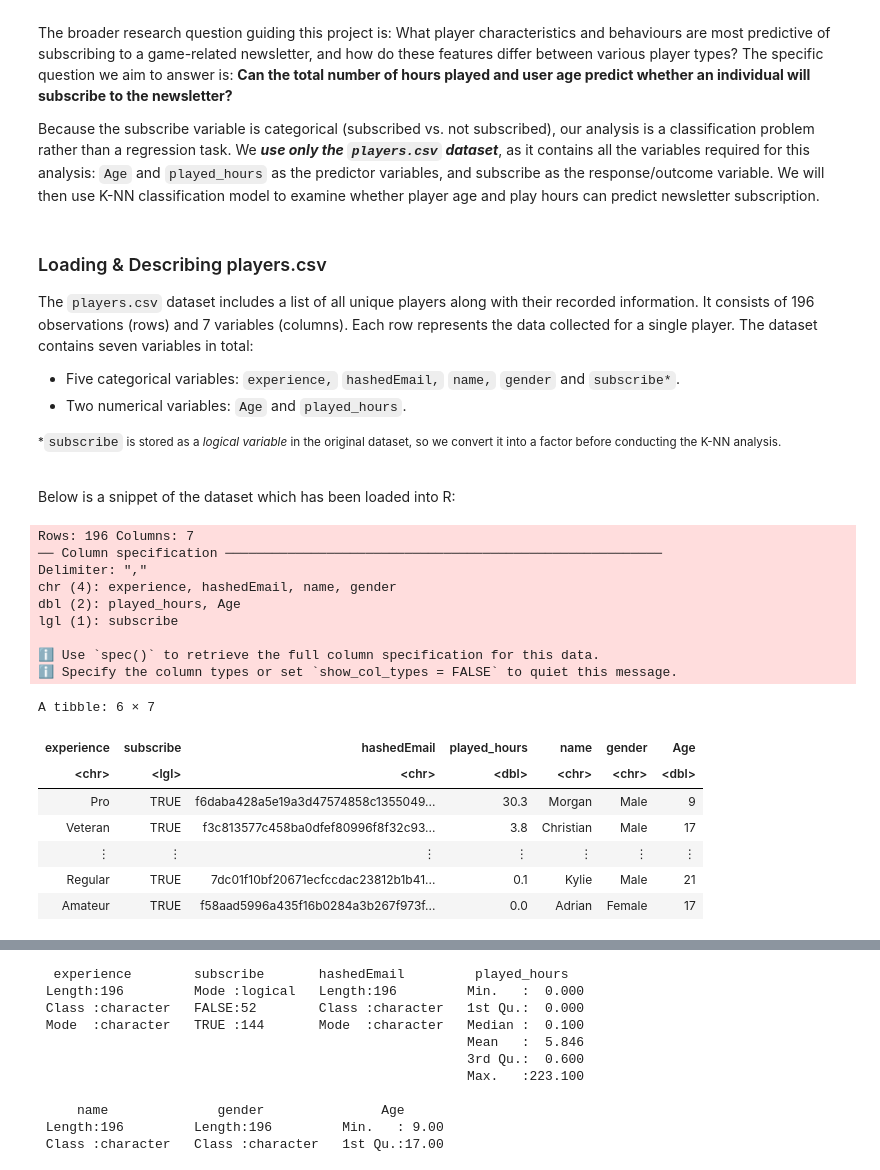
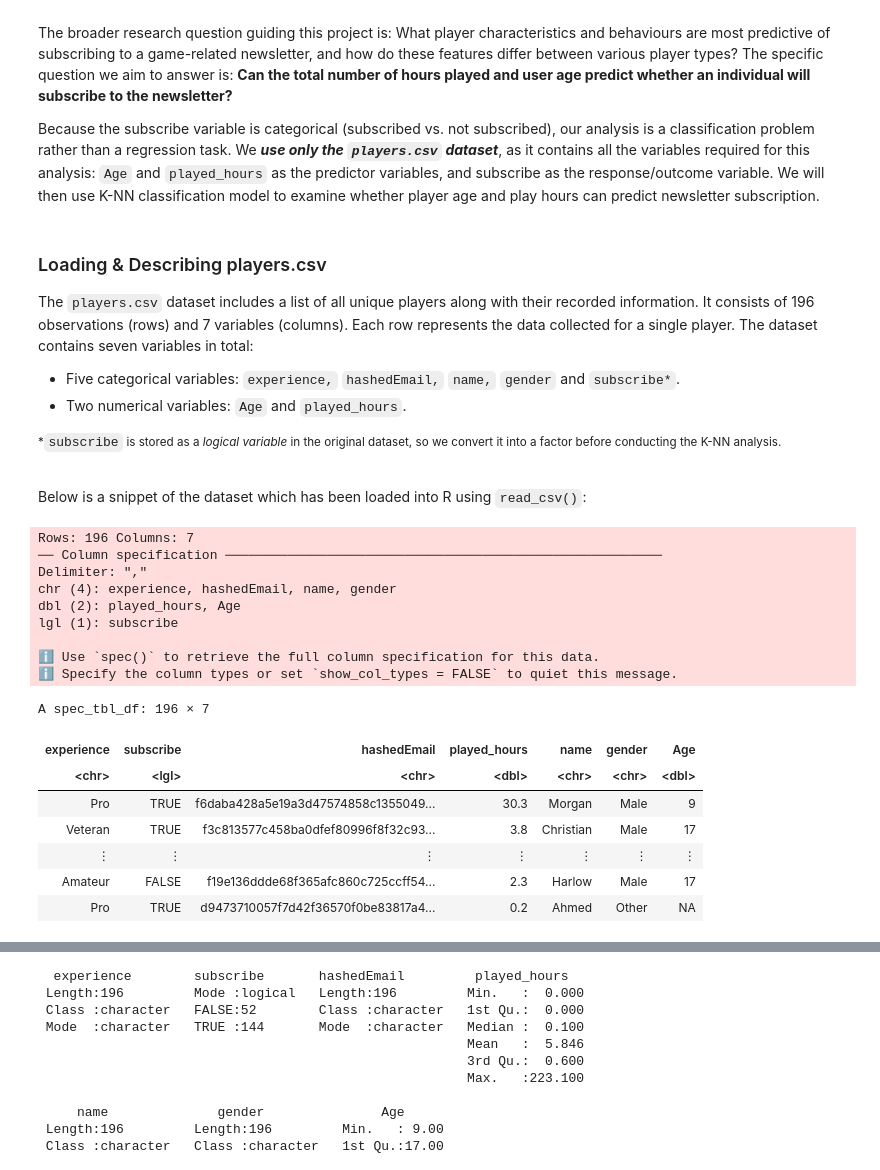
Before and after one commit to Aylin-Ab/dsci100-2025w1-group27, a Jupyter notebook: Group27-Project.ipynb, the cells around one changed output, grey strips where cells are left out. Cells and saved outputs as stored; diff of their text form; code cells hidden in the pictures.

```diff
--- a/Group27-Project.ipynb
+++ b/Group27-Project.ipynb
@@ -44,26 +46,26 @@ The `players.csv` dataset includes a list of all unique players along with their
 
 <br>
 
-Below is a snippet of the dataset which has been loaded into R:
+Below is a snippet of the dataset which has been loaded into R using `read_csv()`:
 # %%
 players <- read_csv("https://raw.githubusercontent.com/Aylin-Ab/dsci100-2025w1-group27/refs/heads/main/players.csv")
-head(players)
+players
 # %% [output]
 Rows: 196 Columns: 7
 ── Column specification ────────────────────────────────────────────────────────
 Delimiter: ","
 chr (4): experience, hashedEmail, name, gender
 dbl (2): played_hours, Age
 lgl (1): subscribe
 
 ℹ Use `spec()` to retrieve the full column specification for this data.
 ℹ Specify the column types or set `show_col_types = FALSE` to quiet this message.
-A tibble: 6 × 7
+A spec_tbl_df: 196 × 7
 | experience | subscribe | hashedEmail | played_hours | name | gender | Age |
 | <chr> | <lgl> | <chr> | <dbl> | <chr> | <chr> | <dbl> |
 | Pro | TRUE | f6daba428a5e19a3d47574858c1355049... | 30.3 | Morgan | Male | 9 |
 | Veteran | TRUE | f3c813577c458ba0dfef80996f8f32c93... | 3.8 | Christian | Male | 17 |
 | ⋮ | ⋮ | ⋮ | ⋮ | ⋮ | ⋮ | ⋮ |
-| Regular | TRUE | 7dc01f10bf20671ecfccdac23812b1b41... | 0.1 | Kylie | Male | 21 |
-| Amateur | TRUE | f58aad5996a435f16b0284a3b267f973f... | 0.0 | Adrian | Female | 17 |
+| Amateur | FALSE | f19e136ddde68f365afc860c725ccff54... | 2.3 | Harlow | Male | 17 |
+| Pro | TRUE | d9473710057f7d42f36570f0be83817a4... | 0.2 | Ahmed | Other | NA |
 # %% [markdown]
```
Also changed, not shown: parts of 33 cells of this notebook.
